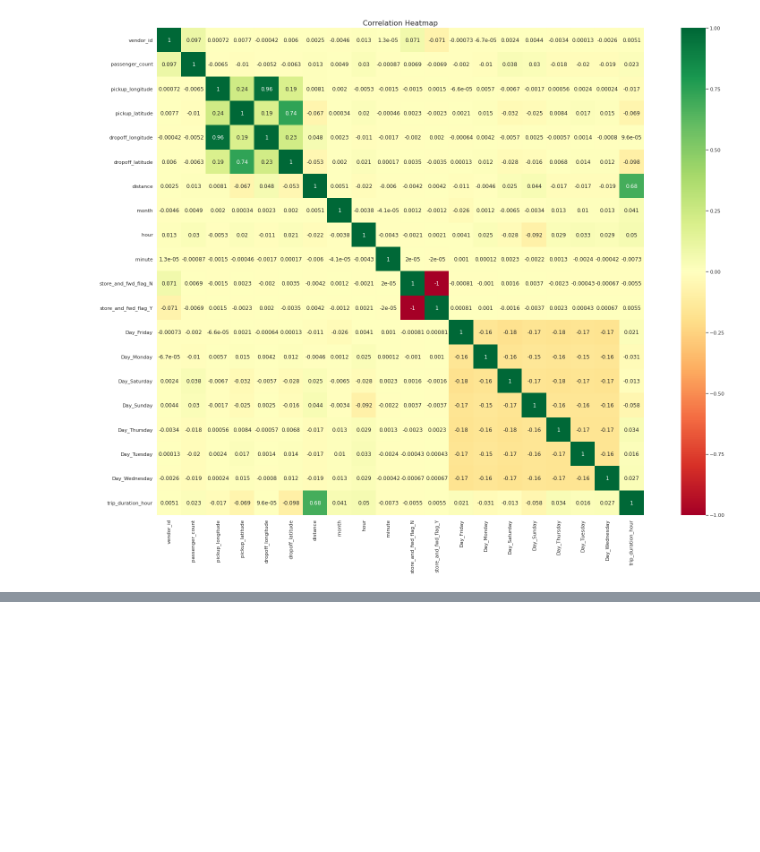
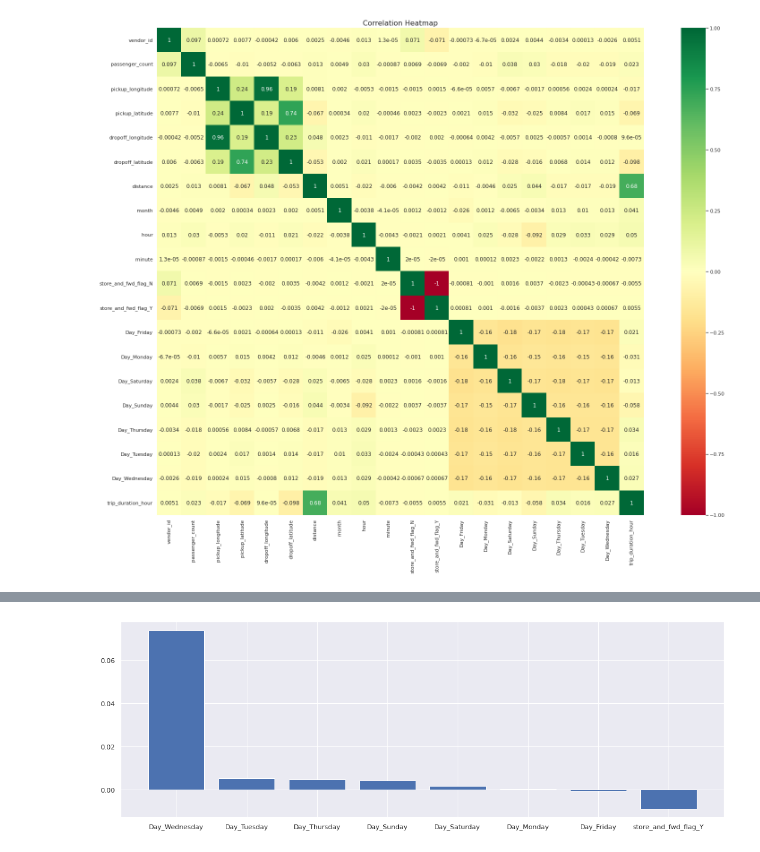
Before and after one commit to AnshRockstar/NYC-Taxi-Trip-Duration-Prediction, a Jupyter notebook: NYC_Taxi_Trip_Time_Prediction_Capstone_Project.ipynb, the cells around one changed output, grey strips where cells are left out. Saved outputs shown, nothing was run; the diff lists cells and outputs as text; code cells hidden in the pictures; blank space fills up the shorter version.

```diff
--- a/NYC_Taxi_Trip_Time_Prediction_Capstone_Project.ipynb
+++ b/NYC_Taxi_Trip_Time_Prediction_Capstone_Project.ipynb
@@ -749,0 +781,17 @@ def EvaluationMetric(Xt,yt,yp,disp="on"):
+# %%
+#Feature Importances for Linear Regression
+
+plt.figure(figsize=(18,6))
+
+importance=reg.coef_
+importance=np.sort(importance)
+feature=features
+indices=np.argsort(importance)
+indices=indices[:10:-1]
+#plotting the features and their score in ascending order
+sns.set_style("darkgrid")
+plt.bar(range(len(indices)),importance[indices])
+plt.xticks(range(len(indices)),[feature[i] for i in indices])
+plt.show()
+# %% [output]
+[figure, added]
```
Also changed, not shown: parts of 8 cells of this notebook.
